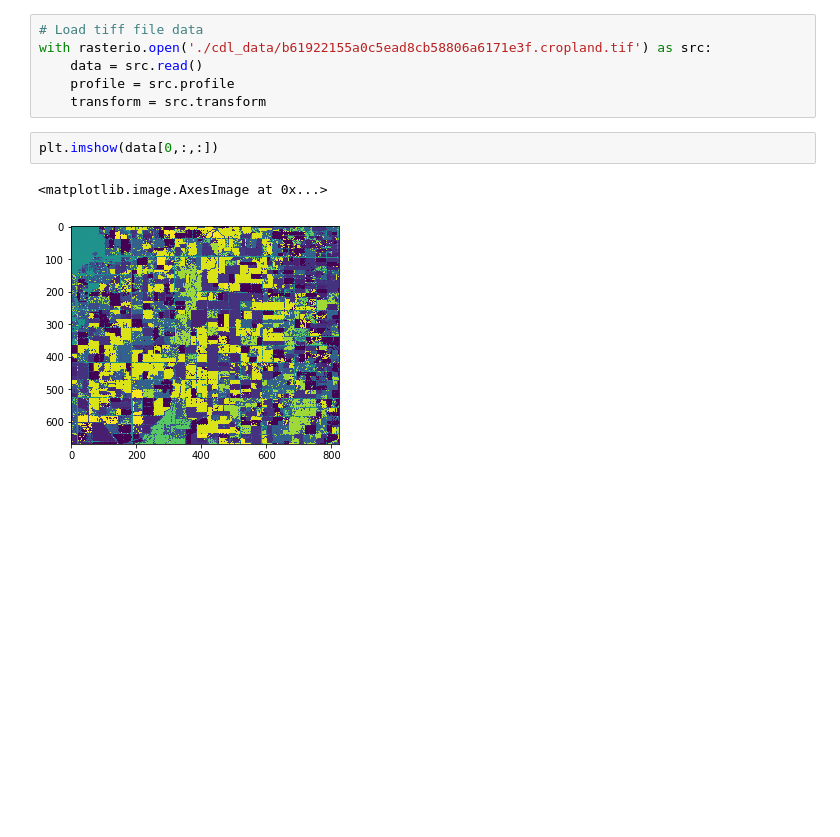
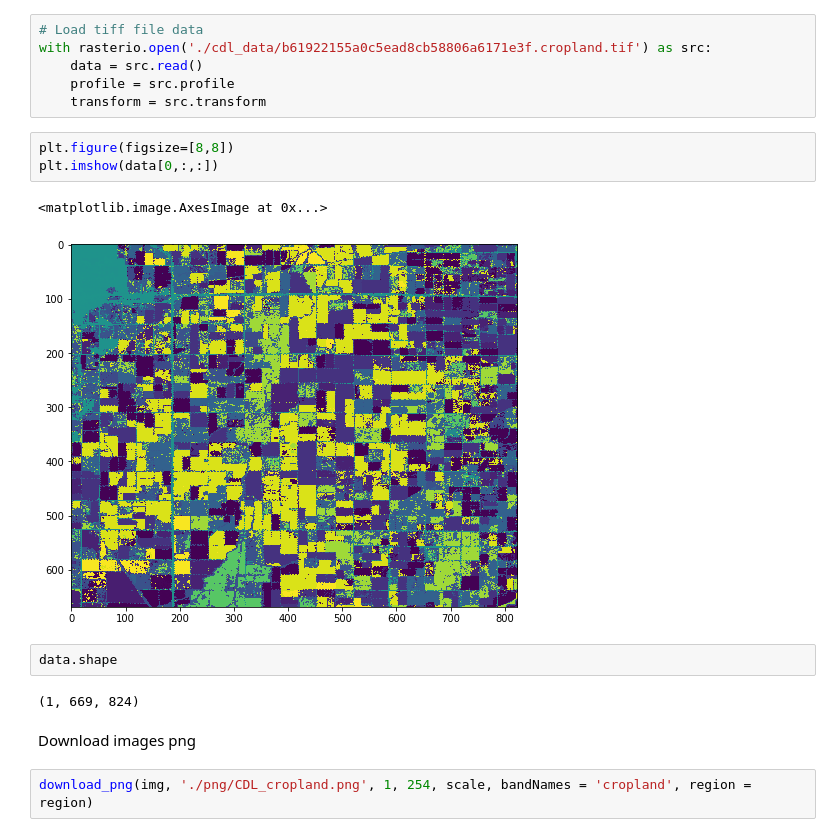
Before and after one commit to yaron1000/cnn-models, a Jupyter notebook: notebooks/Sentinel-2_cropland_data.ipynb, the cells around one changed output. Drawn from its saved outputs; the diff is of its cells as text; blank space fills up the shorter version.

Commit message:
added png download

```diff
--- a/notebooks/Sentinel-2_cropland_data.ipynb
+++ b/notebooks/Sentinel-2_cropland_data.ipynb
@@ -283,7 +319,16 @@ with rasterio.open('./cdl_data/b61922155a0c5ead8cb58806a6171e3f.cropland.tif') a
     profile = src.profile
     transform = src.transform
 # %%
+plt.figure(figsize=[8,8])
 plt.imshow(data[0,:,:])
 # %% [output]
 <matplotlib.image.AxesImage at 0x...>
-[figure, old version]
+[figure, new version]
+# %%
+data.shape
+# %% [output]
+(1, 669, 824)
+# %% [markdown]
+Download images png
+# %%
+download_png(img, './png/CDL_cropland.png', 1, 254, scale, bandNames = 'cropland', region = region)
```
Also changed, not shown: parts of 15 cells of this notebook.
